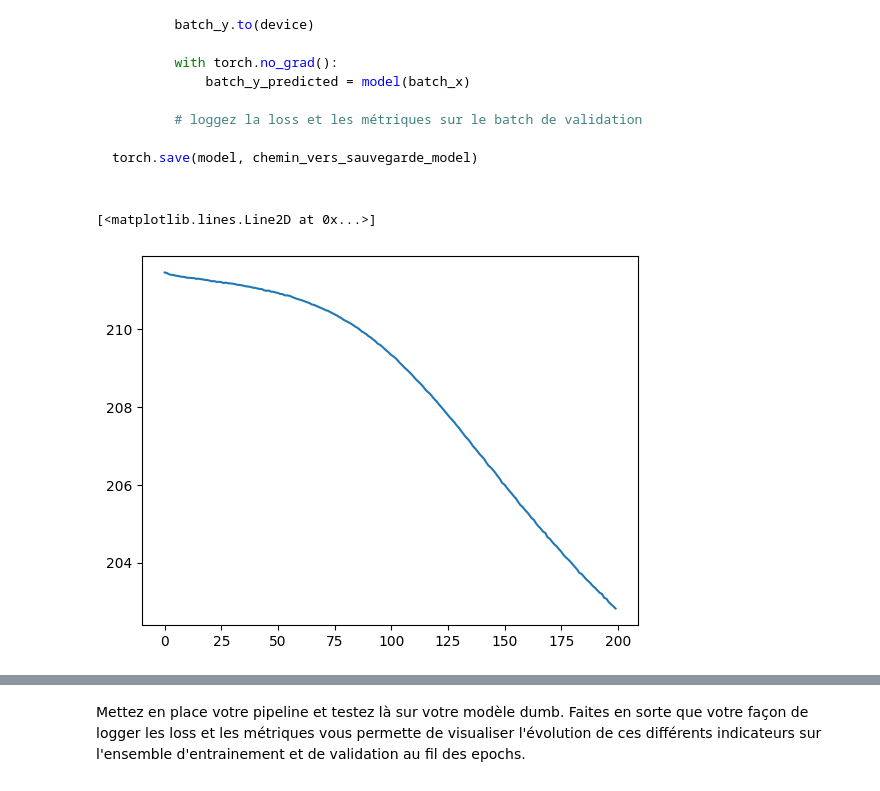
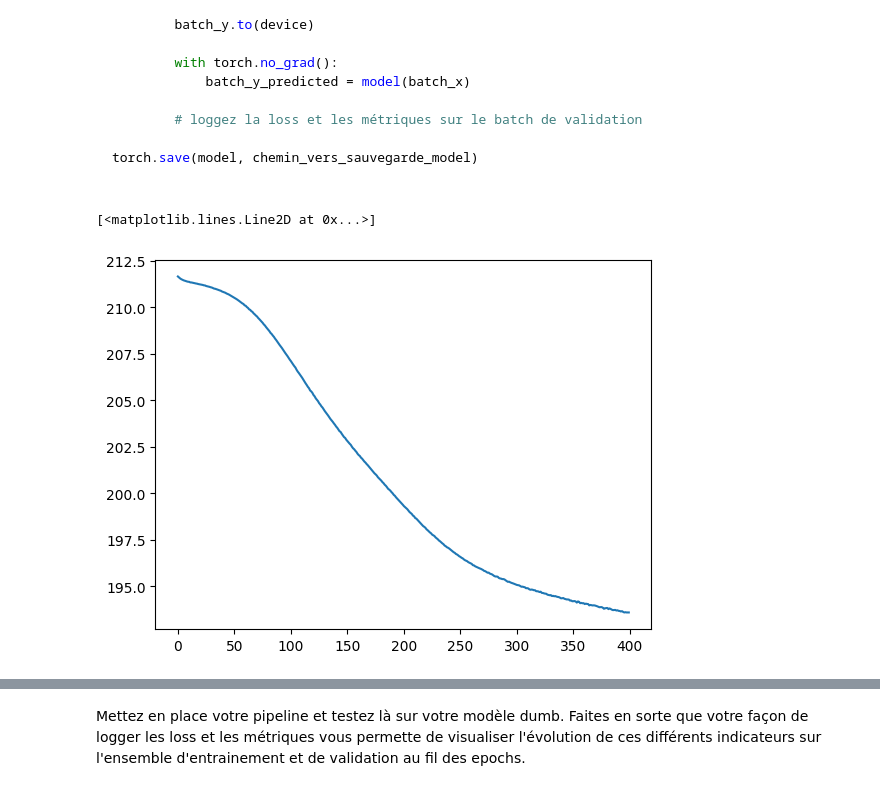
Before and after one commit to QMoayedpour/tp3_dlts, a Jupyter notebook: dlts_tp3.ipynb, the cells around one changed output, grey strips where cells are left out. Cells and saved outputs as stored; diff of their text form; code cells hidden in the pictures.

```diff
--- a/dlts_tp3.ipynb
+++ b/dlts_tp3.ipynb
@@ -436,9 +436,10 @@ class MyTrainer(object):
         # certains logs
         self.device = device # On spécifie le device sur lequel on veut entraine le modèle
         self.train_loss = []
+        self.accuracy_test = []
 
 
-    def fit(self, n_epochs=100, path_to_data=False, dataloader=None, batch_size=32, lr=1e-5):
+    def fit(self, n_epochs=100, path_to_data=False, dataloader=None, batch_size=32, lr=1e-5, test_loader=None):
         # fit permet d'entraîner le modèle en prenant en entrée les données
         # path_to_data est optionnel si on a deja gérer le dataloader
 
@@ -461,37 +462,45 @@ class MyTrainer(object):
 
                 optimizer.zero_grad() # L'optimiseur calcul les gradient associés à chaque paramètres
                 # a chaque itération on les remets à 0
 
                 outputs = self.model(signals.to(self.device))
                 loss = criterion(outputs.to(self.device), torch.max(labels, 1)[1].to(self.device))
                 loss.backward() # calcul de la back propagation
 
                 optimizer.step() # ajustement des poids du modèle
                 epoch_loss += loss.item() # On ajoute à la loss
-            self.train_loss.append(epoch_loss) # Pour pouvoir tracer graphiquement
+            self.train_loss.append(epoch_loss)
+            if test_loader is not None:
+                test_labels, test_preds = self.test(test_loader, training=True)
 
-    def test(self, dataloader):
+                self.accuracy_test.append(accuracy_score(test_labels, test_preds))
+
+
+    def test(self, dataloader, training=False):
         self.model.eval()
         all_labels = []
         all_preds = []
         with torch.no_grad():  # Permet de ne pas calculer les gradient pendant la phase de test
-            for signals, snr, labels in tqdm(dataloader):
+            for signals, snr, labels in dataloader if training else tqdm(dataloader):
                 signals = signals.permute(0, 2, 1).to(self.device)
                 labels = labels.to(self.device)
 
                 outputs = self.model(signals)
                 _, preds = torch.max(outputs, dim=1)
 
                 all_labels.extend(torch.argmax(labels, dim=1).cpu().numpy())
                 all_preds.extend(preds.cpu().numpy())
 
         report = classification_report(all_labels, all_preds)
-        print(report)
+        if not training:
+            print(report)
+        return (all_labels, all_preds)
 
-dumbmodel = DumbModel(input_size, n_classes, out_channels=8, kernel_size=50, stride=25)
+dumbmodel = DumbModel(input_size, n_classes, out_channels=4, kernel_size=20, stride=10)
 trainer = MyTrainer(dumbmodel, device="cuda")
-trainer.fit(path_to_data="train.hdf5", n_epochs=200, batch_size=256) # Bon j'ai mis 2000 car je dispose d'un GPU
+test_loader = DataLoader(MyDataset("test.hdf5"), shuffle=True, batch_size=32)
+trainer.fit(path_to_data="train.hdf5", n_epochs=400, batch_size=256, test_loader=test_loader) # Bon j'ai mis 400 car je dispose d'un GPU
 plt.plot(trainer.train_loss)
 # %% [output]
 [<matplotlib.lines.Line2D at 0x...>]
-[figure, old version]
+[figure, new version]
```
Also changed, not shown: parts of 5 cells of this notebook.
